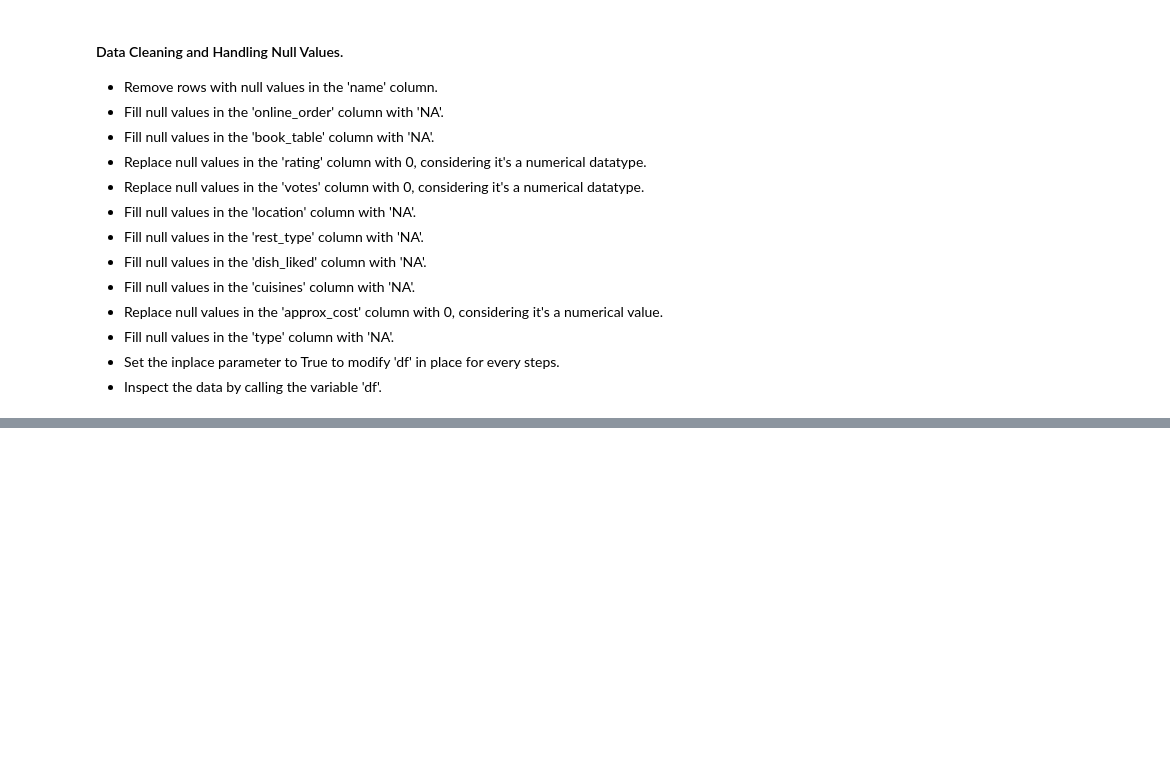
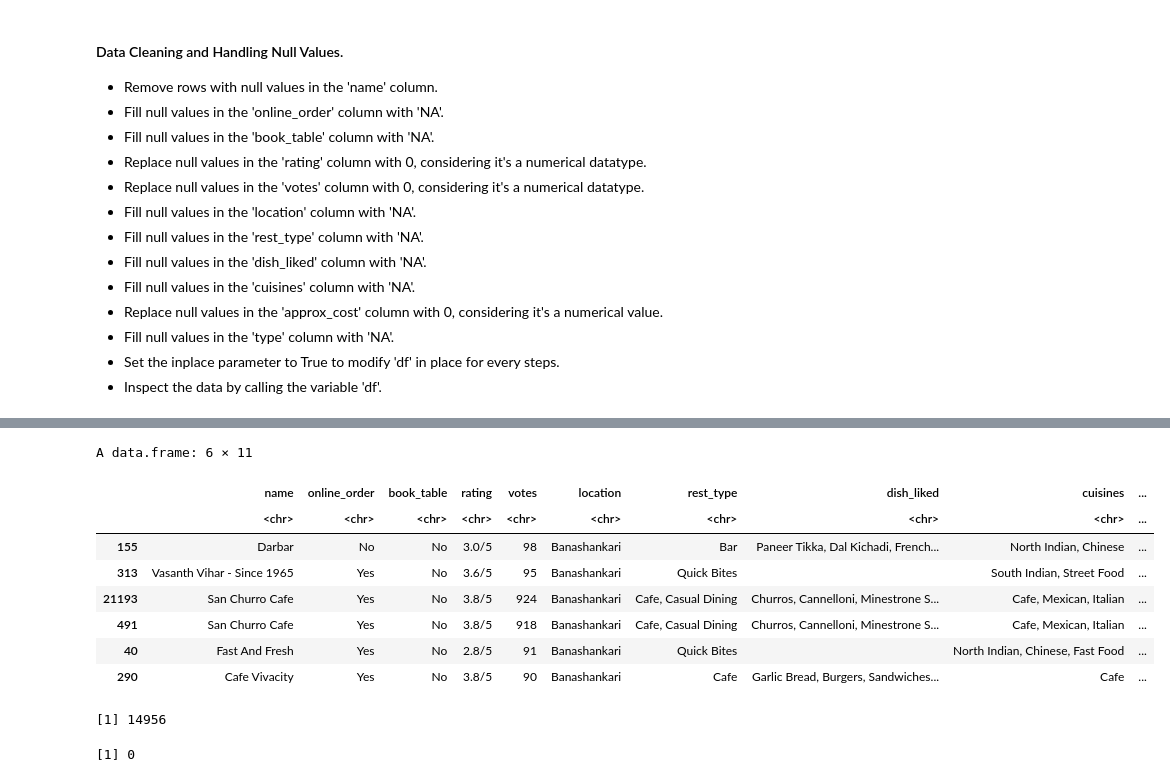
Before and after one commit to amithvardhan99/misc, a Jupyter notebook: Food Delivery App Data Analysis R/notebook.ipynb, the cells around one changed output, grey strips where cells are left out. Cells and saved outputs as stored; diff of their text form; code cells hidden in the pictures; blank space fills up the shorter version.

```diff
--- a/Food Delivery App Data Analysis R/notebook.ipynb
+++ b/Food Delivery App Data Analysis R/notebook.ipynb
@@ -61,0 +104,23 @@ for (i in names(df_3))
+# %%
+df_9 = df_6[(df_6[,"type"]=="Delivery" & df_6[,"location"]=="Banashankari"),]
+df_9 = df_9[order(df_9[,"votes"],decreasing=TRUE),]
+head(df_9)
+# %% [output]
+A data.frame: 6 × 11
+|  | name | online_order | book_table | rating | votes | location | rest_type | dish_liked | cuisines | ... |
+|  | <chr> | <chr> | <chr> | <chr> | <chr> | <chr> | <chr> | <chr> | <chr> | ... |
+| 155 | Darbar | No | No | 3.0/5 | 98 | Banashankari | Bar | Paneer Tikka, Dal Kichadi, French... | North Indian, Chinese | ... |
+| 313 | Vasanth Vihar - Since 1965 | Yes | No | 3.6/5 | 95 | Banashankari | Quick Bites |  | South Indian, Street Food | ... |
+| 21193 | San Churro Cafe | Yes | No | 3.8/5 | 924 | Banashankari | Cafe, Casual Dining | Churros, Cannelloni, Minestrone S... | Cafe, Mexican, Italian | ... |
+| 491 | San Churro Cafe | Yes | No | 3.8/5 | 918 | Banashankari | Cafe, Casual Dining | Churros, Cannelloni, Minestrone S... | Cafe, Mexican, Italian | ... |
+| 40 | Fast And Fresh | Yes | No | 2.8/5 | 91 | Banashankari | Quick Bites |  | North Indian, Chinese, Fast Food | ... |
+| 290 | Cafe Vivacity | Yes | No | 3.8/5 | 90 | Banashankari | Cafe | Garlic Bread, Burgers, Sandwiches... | Cafe | ... |
+# %%
+df_11 = df_6[(df_6[,"location"]=="Indiranagar"),]
+
+df_11[,"votes"] = as.double(df_11[,"votes"])
+max(df_11[,"votes"])
+min(df_11[,"votes"])
+# %% [output]
+[1] 14956
+[1] 0
```
Also changed, not shown: parts of 12 cells of this notebook, 1 other file.
